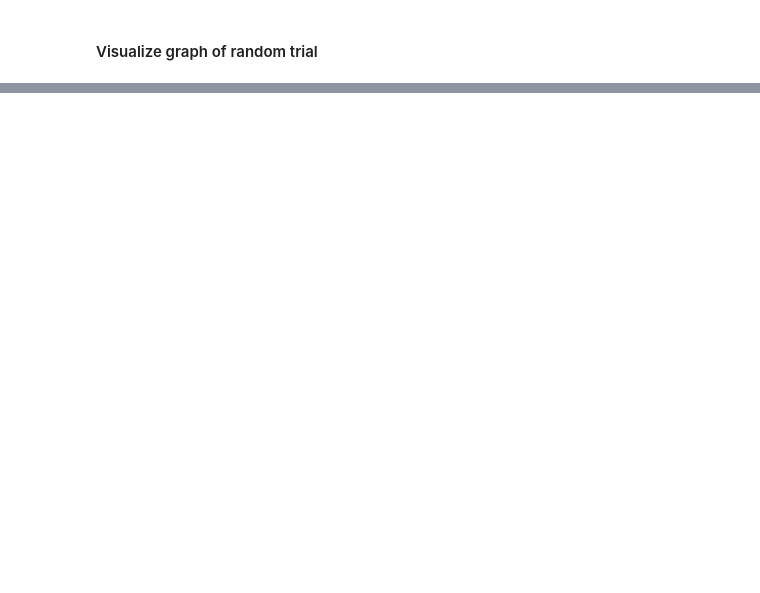
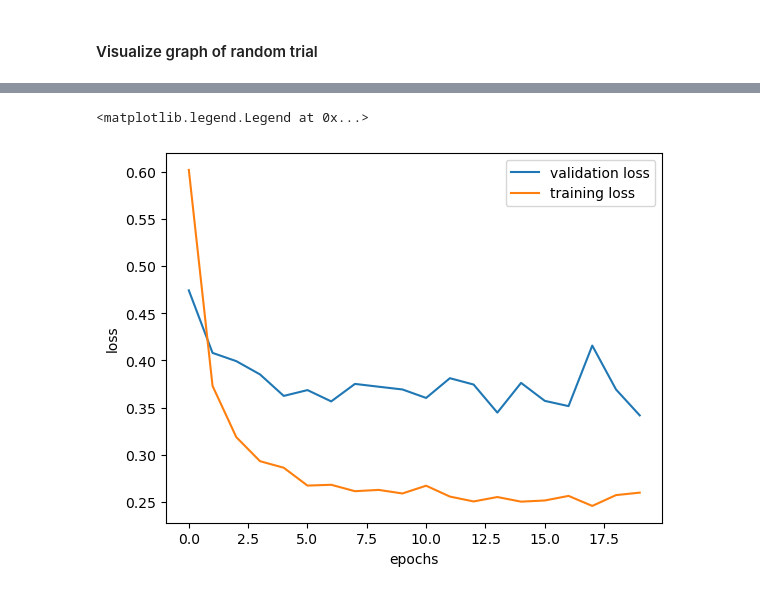
Before and after one commit to NinoHerve/NetworkMachineLearning_2023, a Jupyter notebook: NotebooksNino/EEG_gnn2.ipynb, the cells around one changed output, grey strips where cells are left out. Drawn from its saved outputs; the diff is of its cells as text; code cells hidden in the pictures; blank space fills up the shorter version.

```diff
--- a/NotebooksNino/EEG_gnn2.ipynb
+++ b/NotebooksNino/EEG_gnn2.ipynb
@@ -96,0 +131,36 @@ torch.Size([2, 3250])
+# %%
+train_data, val_data, test_data = data_split(graph_data, [0.7, 0.1, 0.2])
+
+# standardize values
+scaler = GraphStandardScaler()
+scaler.fit_transform(train_data)
+scaler.transform(val_data)
+scaler.transform(test_data)
+
+train_loader = DataLoader(train_data, batch_size=32, shuffle=True)
+val_loader   = DataLoader(val_data, batch_size=32)
+test_loader  = DataLoader(test_data, batch_size=32)
+
+# Training parameters
+lr = 0.001
+epochs = 20
+
+# model
+model = SGCNcrazy(in_channels=151, hid_channels=10).to(device)
+
+print('Number of parameters for model: ', sum([x.reshape(-1).shape[0] for x in model.parameters()]))
+print(model.parameters)
+
+# loss and optimizer
+loss_fn = nn.BCELoss()
+optimizer = torch.optim.Adam(model.parameters(), weight_decay=0.1, lr=lr)
+scheduler = torch.optim.lr_scheduler.StepLR(optimizer, step_size=10, gamma=1)
+
+tra_loss = []
+val_loss = []
+for t in range(epochs):
+    print(f"Epoch {t+1}\n-------------------------------")
+    tra_loss.append(train(train_loader, model, loss_fn, optimizer, device=device))
+    val_loss.append(valid(val_loader, model, loss_fn, device=device))
+    scheduler.step()
+print('Done!')
@@ -96,0 +177,9 @@ torch.Size([2, 3250])
+# %%
+e = range(epochs)
+plt.plot(e[:], val_loss[:], tra_loss[:])
+plt.xlabel('epochs')
+plt.ylabel('loss')
+plt.legend(['validation loss', 'training loss'])
+# %% [output]
+<matplotlib.legend.Legend at 0x...>
+[figure, added]
```
Also changed, not shown: parts of 7 cells of this notebook, 8 other files.
